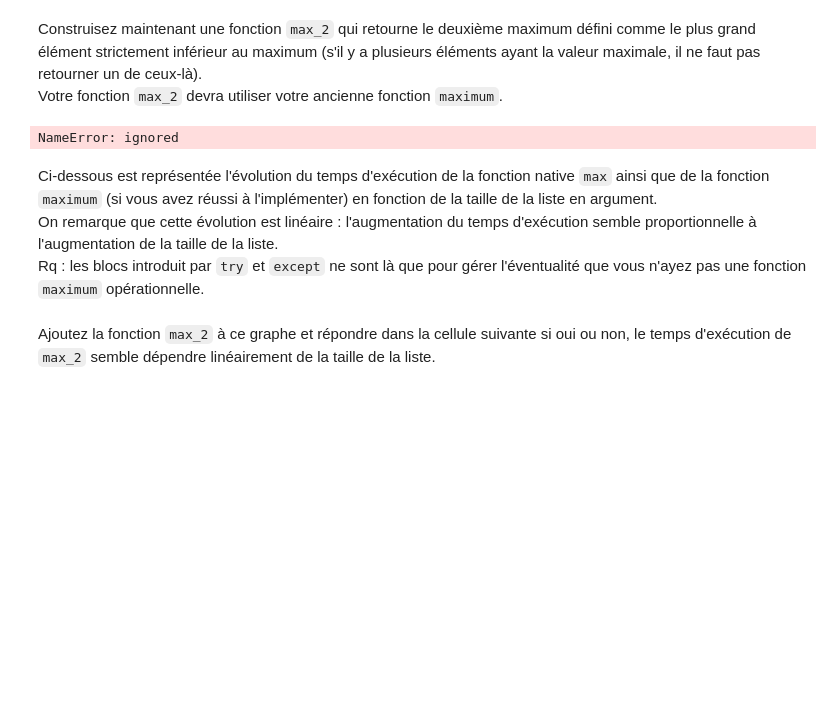
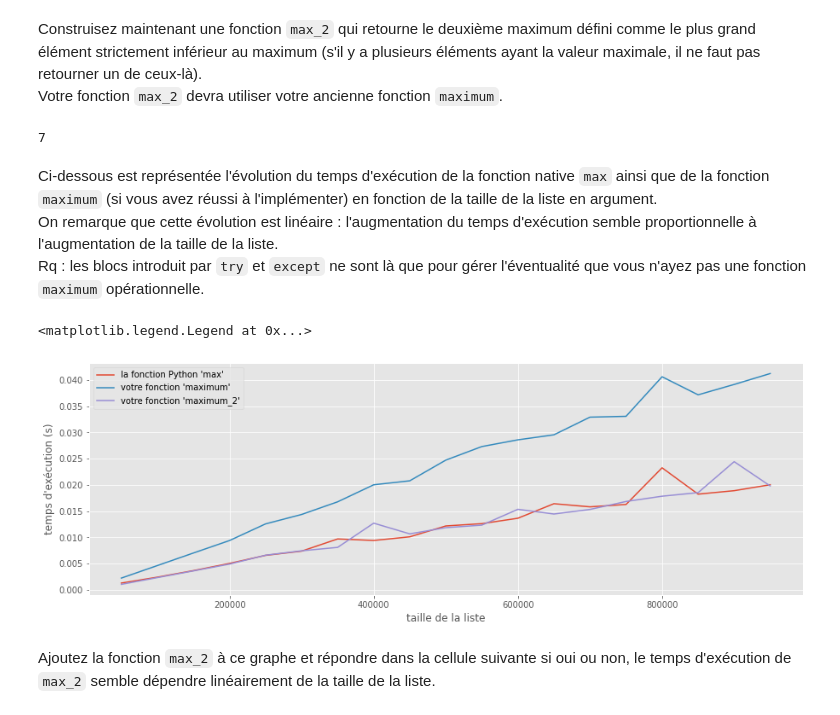
Before and after one commit to Riton02/TP1, a Jupyter notebook: roblot_tp1.ipynb, the cells around one changed output. Cells and saved outputs as stored; diff of their text form; code cells hidden in the pictures; blank space fills up the shorter version.

```diff
--- a/roblot_tp1.ipynb
+++ b/roblot_tp1.ipynb
@@ -128,11 +128,11 @@ def maximum(L) :
     '''
     maximum(L : list) -> float ou int
     '''
-    maxi=L[0]
+    maximum=L[0]
     for e in L:
-        if e>=maxi:
-            maxi= e
-    return maxi
+        if e>=maximum:
+            maximum= e
+    return maximum
 # %%
 # Cellule d'évaluation (ne pas modifier)
 # %%
@@ -189,37 +190,45 @@ def max_2(L) :
 # %%
 # Cellule d'évaluation (ne pas modifier)
 # %%
-max_2([1,4,6,7,6])
+max_2([1,4,6,7,6,9,9])
 # %% [output]
-NameError: ignored
+7
 # %% [markdown]
 Ci-dessous est représentée l'évolution du temps d'exécution de la fonction native `max` ainsi que de la fonction `maximum` (si vous avez réussi à l'implémenter) en fonction de la taille de la liste en argument.<br>
 On remarque que cette évolution est linéaire : l'augmentation du temps d'exécution semble proportionnelle à l'augmentation de la taille de la liste.<br>
 Rq : les blocs introduit par `try` et `except` ne sont là que pour gérer l'éventualité que vous n'ayez pas une fonction `maximum` opérationnelle.
 # %%
-I, T_max, T_maximum = [], [], []
+I, T_max, T_maximum, T_max2= [], [], [], []
 for i in range(50000,1000000,50000) :
     L = []
     for k in range(i) :
         L += [randint(0,k)]
         # randint(i,j) retourne un entier dans {i;...;j}
     start1 = time()
     max(L)
     stop1 = time()
     T_max.append(stop1-start1)
     start2 = time()
     maximum(L)
     stop2 = time()
     T_maximum.append(stop2-start2)
+    start3 = time()
+    max(L)
+    stop3 = time()
+    T_max2.append(stop3-start3)
     I.append(i)
 
 plt.figure(figsize = (15,5))
 plt.plot(I,T_max,label="la fonction Python 'max'")
 plt.plot(I,T_maximum,label="votre fonction 'maximum'")
+plt.plot(I,T_max2,label="votre fonction 'maximum_2'")
 
 plt.xlabel('taille de la liste')
 plt.ylabel("temps d'exécution (s)")
 plt.legend()
+# %% [output]
+<matplotlib.legend.Legend at 0x...>
+[figure, added]
 # %% [markdown]
 Ajoutez la fonction `max_2` à ce graphe et répondre dans la cellule suivante si oui ou non, le temps d'exécution de `max_2` semble dépendre linéairement de la taille de la liste.<br>
 # %%
```
Also changed, not shown: parts of 5 cells of this notebook.
